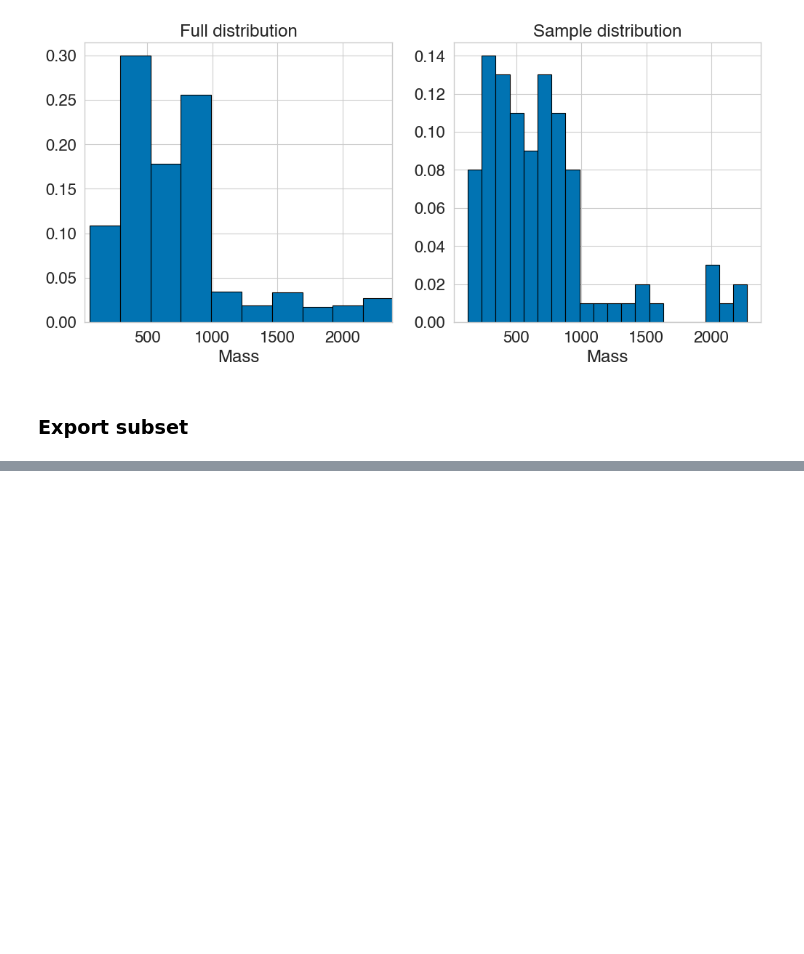
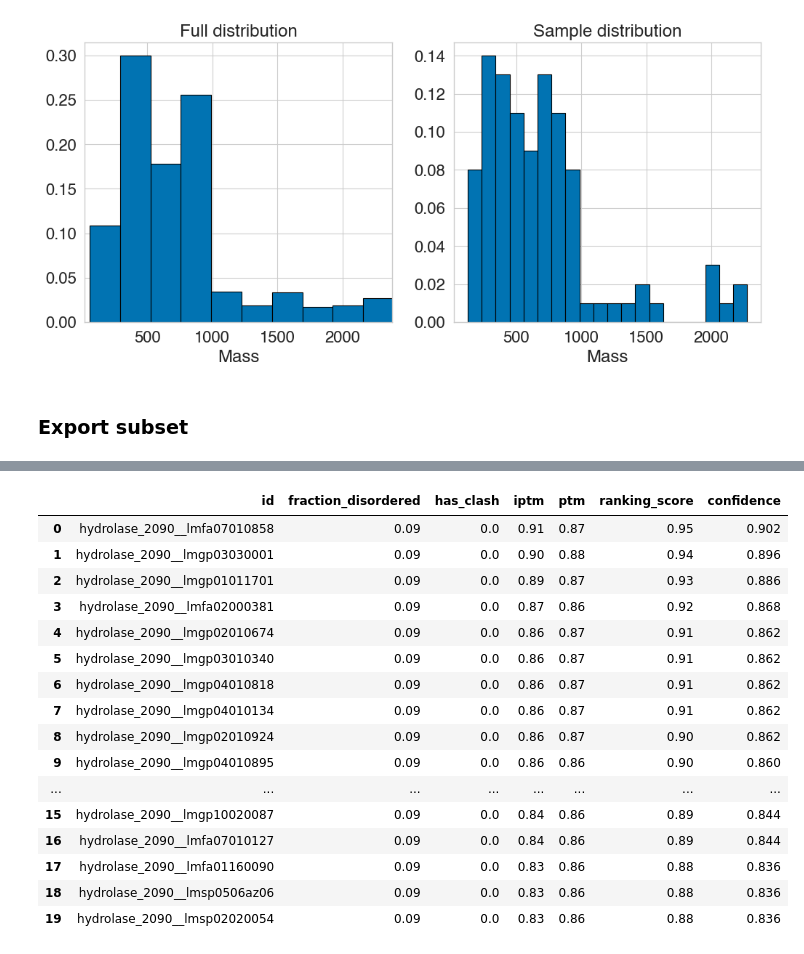
Before and after one commit to Chahrazadt87/AvB, a Jupyter notebook: notebook/lipid_maps.ipynb, the cells around one changed output, grey strips where cells are left out. Saved outputs shown, nothing was run; the diff lists cells and outputs as text; code cells hidden in the pictures; blank space fills up the shorter version.

```diff
--- a/notebook/lipid_maps.ipynb
+++ b/notebook/lipid_maps.ipynb
@@ -228,0 +237,20 @@ samples_df.to_csv(base_folder / 'lipid_maps' / 'lipids_sample.csv')
+# %%
+results_df.head(20)
+# %% [output]
+|  | id | fraction_disordered | has_clash | iptm | ptm | ranking_score | confidence |
+| 0 | hydrolase_2090__lmfa07010858 | 0.09 | 0.0 | 0.91 | 0.87 | 0.95 | 0.902 |
+| 1 | hydrolase_2090__lmgp03030001 | 0.09 | 0.0 | 0.90 | 0.88 | 0.94 | 0.896 |
+| 2 | hydrolase_2090__lmgp01011701 | 0.09 | 0.0 | 0.89 | 0.87 | 0.93 | 0.886 |
+| 3 | hydrolase_2090__lmfa02000381 | 0.09 | 0.0 | 0.87 | 0.86 | 0.92 | 0.868 |
+| 4 | hydrolase_2090__lmgp02010674 | 0.09 | 0.0 | 0.86 | 0.87 | 0.91 | 0.862 |
+| 5 | hydrolase_2090__lmgp03010340 | 0.09 | 0.0 | 0.86 | 0.87 | 0.91 | 0.862 |
+| 6 | hydrolase_2090__lmgp04010818 | 0.09 | 0.0 | 0.86 | 0.87 | 0.91 | 0.862 |
+| 7 | hydrolase_2090__lmgp04010134 | 0.09 | 0.0 | 0.86 | 0.87 | 0.91 | 0.862 |
+| 8 | hydrolase_2090__lmgp02010924 | 0.09 | 0.0 | 0.86 | 0.87 | 0.90 | 0.862 |
+| 9 | hydrolase_2090__lmgp04010895 | 0.09 | 0.0 | 0.86 | 0.86 | 0.90 | 0.860 |
+| ... | ... | ... | ... | ... | ... | ... | ... |
+| 15 | hydrolase_2090__lmgp10020087 | 0.09 | 0.0 | 0.84 | 0.86 | 0.89 | 0.844 |
+| 16 | hydrolase_2090__lmfa07010127 | 0.09 | 0.0 | 0.84 | 0.86 | 0.89 | 0.844 |
+| 17 | hydrolase_2090__lmfa01160090 | 0.09 | 0.0 | 0.83 | 0.86 | 0.88 | 0.836 |
+| 18 | hydrolase_2090__lmsp0506az06 | 0.09 | 0.0 | 0.83 | 0.86 | 0.88 | 0.836 |
+| 19 | hydrolase_2090__lmsp02020054 | 0.09 | 0.0 | 0.83 | 0.86 | 0.88 | 0.836 |
```
Also changed, not shown: parts of 2 cells of this notebook.
